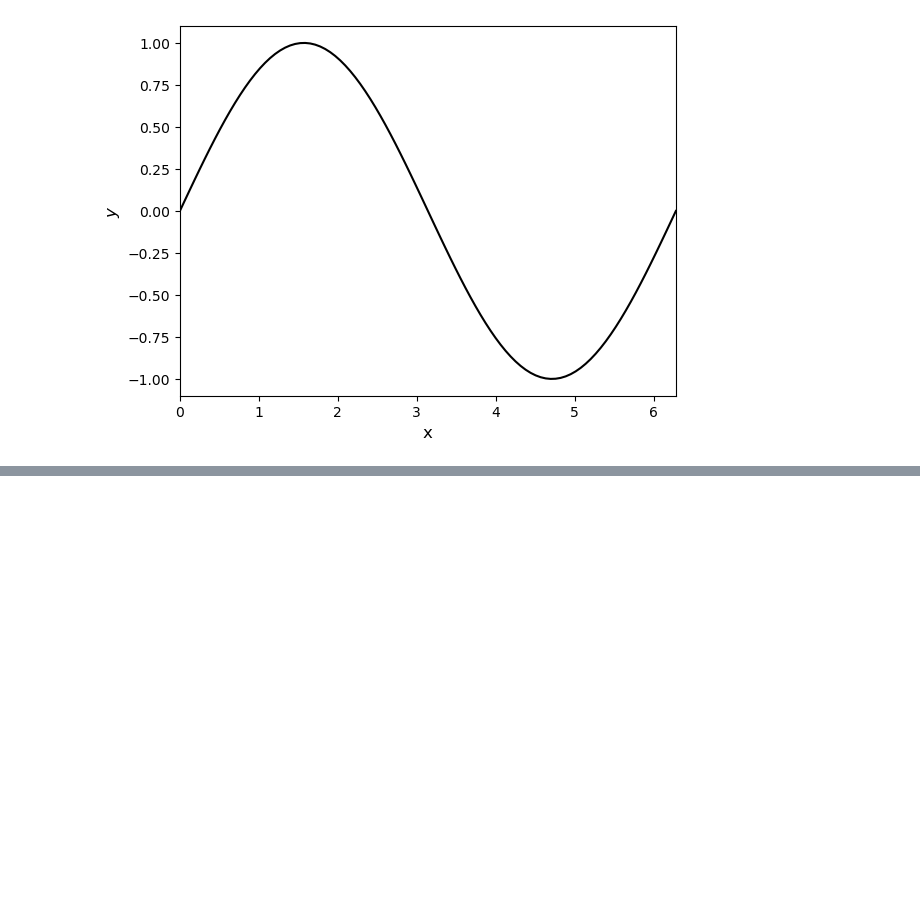
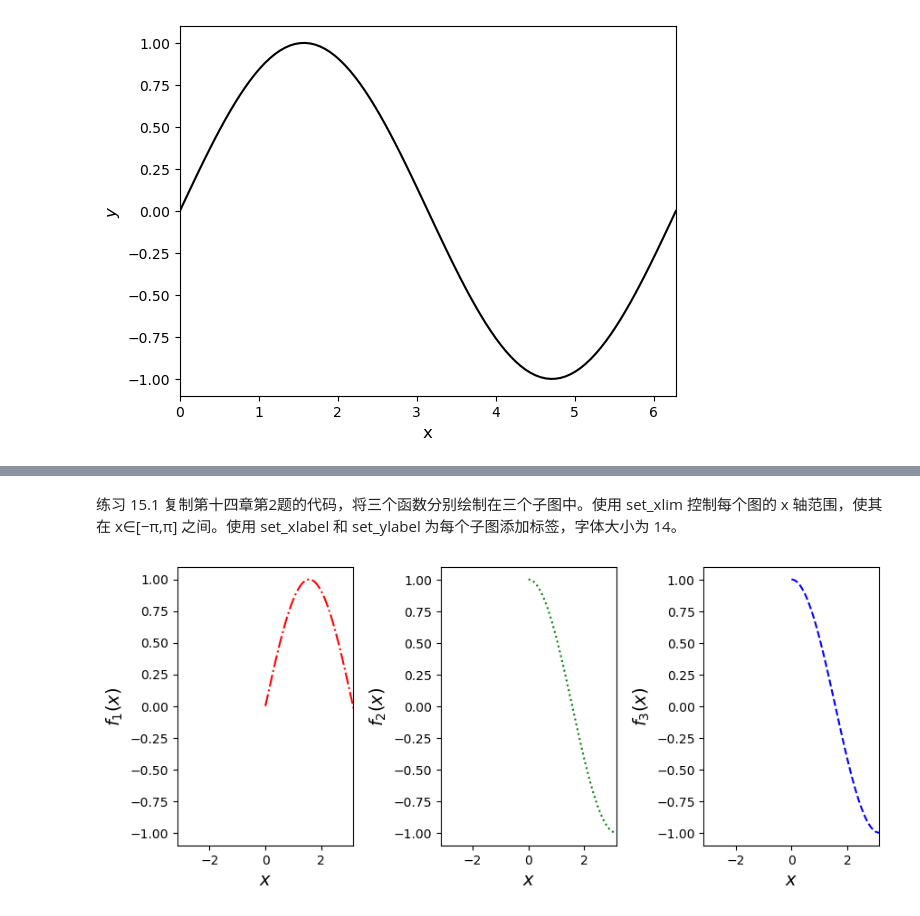
Before and after one commit to Chenji-s/test1, a Jupyter notebook: 教学week5.ipynb, the cells around one changed output, grey strips where cells are left out. Saved outputs shown, nothing was run; the diff lists cells and outputs as text; code cells hidden in the pictures; blank space fills up the shorter version.

```diff
--- a/教学week5.ipynb
+++ b/教学week5.ipynb
@@ -34,0 +32,33 @@ Text(4.444444444444452, 0.5, '$y$')
+# %% [markdown]
+
+练习 15.1
+复制第十四章第2题的代码，将三个函数分别绘制在三个子图中。使用 set_xlim 控制每个图的 x 轴范围，使其在 x∈[−π,π] 之间。使用 set_xlabel 和 set_ylabel 为每个子图添加标签，字体大小为 14。
+# %%
+import numpy as np
+import matplotlib.pyplot as plt
+
+# Define x
+x = np.linspace(0, 2*np.pi, 1000)
+
+# Create figure and axes
+fig_1, ax_1 = plt.subplots(1, 3,figsize=(10, 4))
+
+ax_1[0].plot(x, np.sin(x), 'r-.')
+ax_1[1].plot(x, np.cos(x), 'g:')
+ax_1[2].plot(x, np.cos(x), 'b--')
+
+# Store y-axis label for each plot
+y_labels = [r'$f_1(x)$', r'$f_2(x)$', r'$f_3(x)$']
+
+# Set all 3 properties for the 3 plots
+for i in range(3):
+    ax_1[i].set_xlim([-np.pi, np.pi])
+    ax_1[i].set_xlabel(r'$x$', fontsize=14)
+    ax_1[i].set_ylabel(y_labels[i], fontsize=14)
+
+# Make some space
+plt.subplots_adjust(hspace=0.5, wspace=0.5)
+# Show the result
+plt.show()
+# %% [output]
+[figure, added]
```
Also changed, not shown: parts of 1 cell of this notebook.
